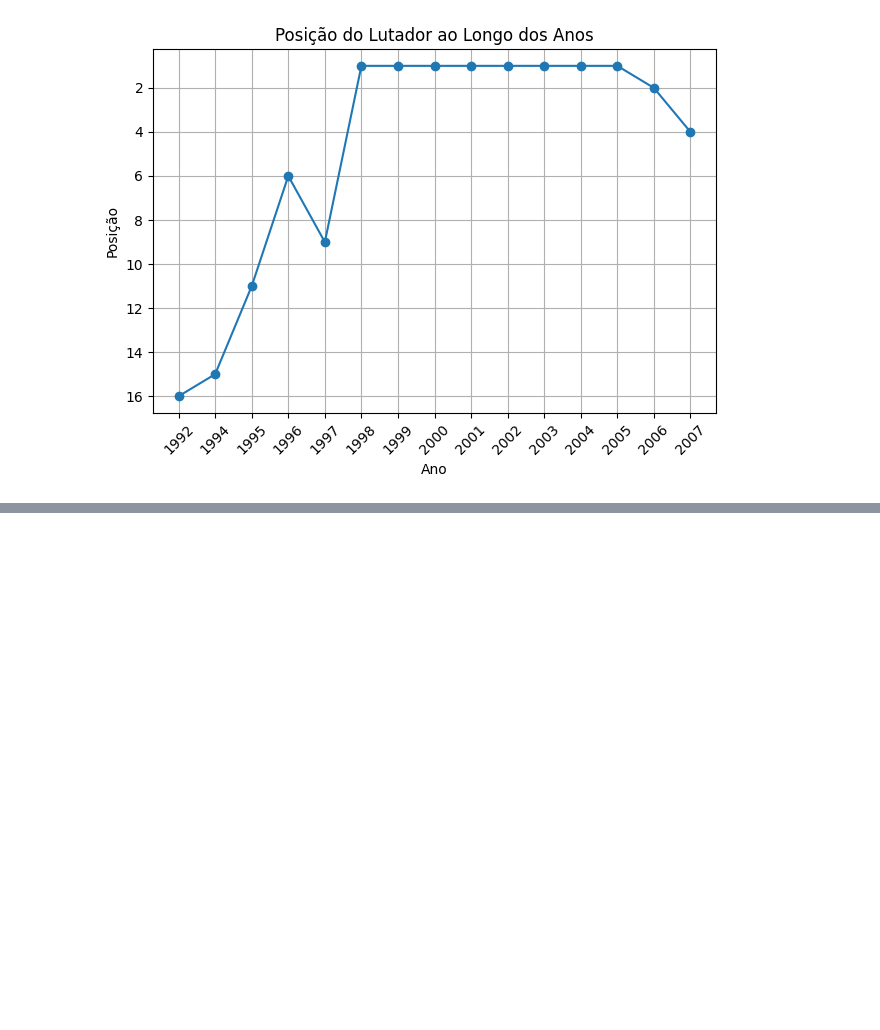
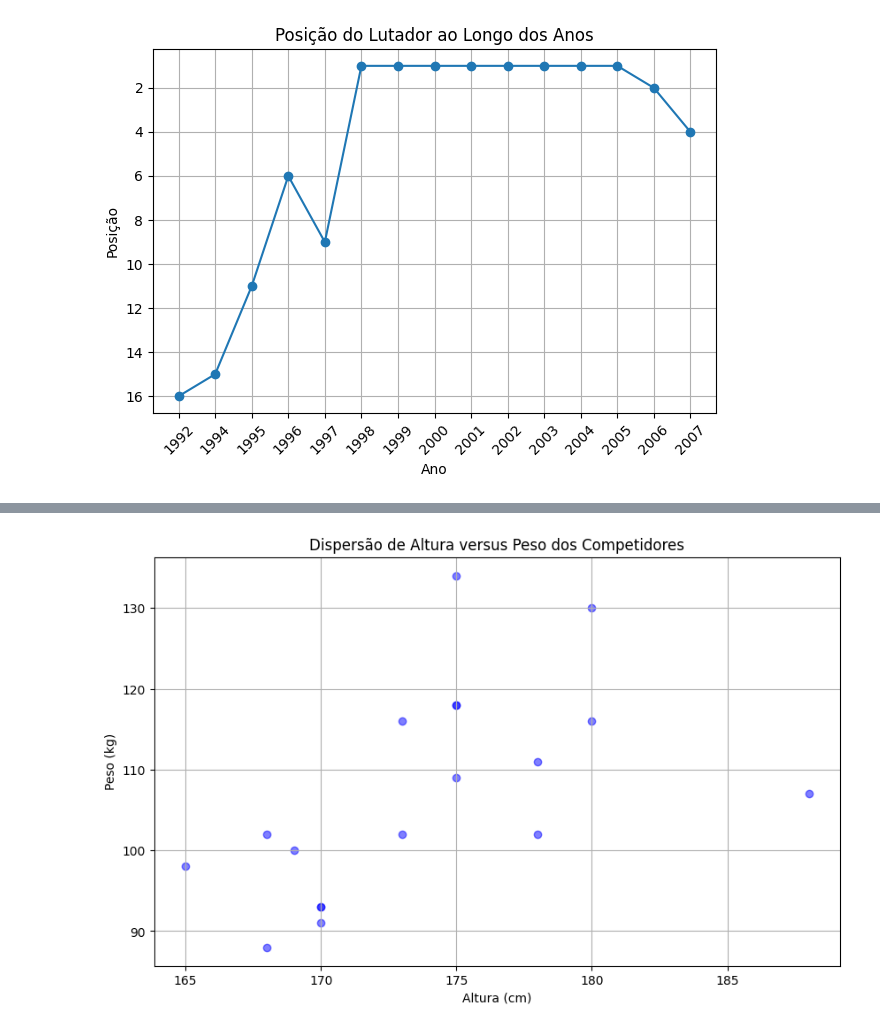
Before and after one commit to jojosuelobo/MrOlympia-DataAnalysis, a Jupyter notebook: project.ipynb, the cells around one changed output, grey strips where cells are left out. Saved outputs shown, nothing was run; the diff lists cells and outputs as text; code cells hidden in the pictures; blank space fills up the shorter version.

```diff
--- a/project.ipynb
+++ b/project.ipynb
@@ -803,0 +821,23 @@ plt.show()
+# %%
+
+df_winners = df_winners.dropna(subset=['height_cm', 'weight_kg'])
+df_winners['height_cm'] = pd.to_numeric(df_winners['height_cm'], errors='coerce')
+df_winners['weight_kg'] = pd.to_numeric(df_winners['weight_kg'], errors='coerce')
+
+altura_cm = df_winners['height_cm']
+peso_kg = df_winners['weight_kg']
+
+# Criar o gráfico de dispersão
+plt.figure(figsize=(10, 6))
+plt.scatter(altura_cm, peso_kg, color='blue', alpha=0.5)
+
+# Adicionar rótulos e título
+plt.title('Dispersão de Altura versus Peso dos Competidores')
+plt.xlabel('Altura (cm)')
+plt.ylabel('Peso (kg)')
+
+# Mostrar o gráfico
+plt.grid(True)
+plt.show()
+# %% [output]
+[figure, added]
```
Also changed, not shown: parts of 4 cells of this notebook, 1 other file.
